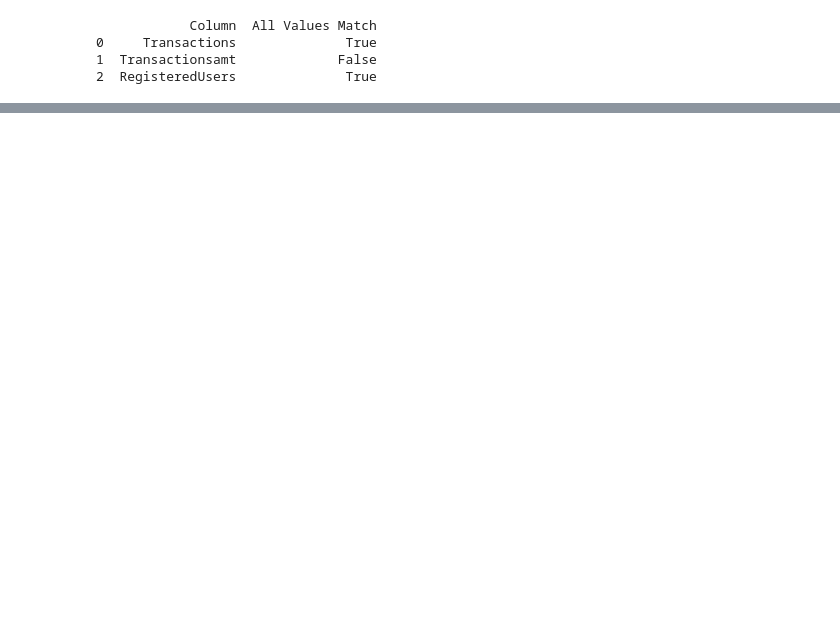
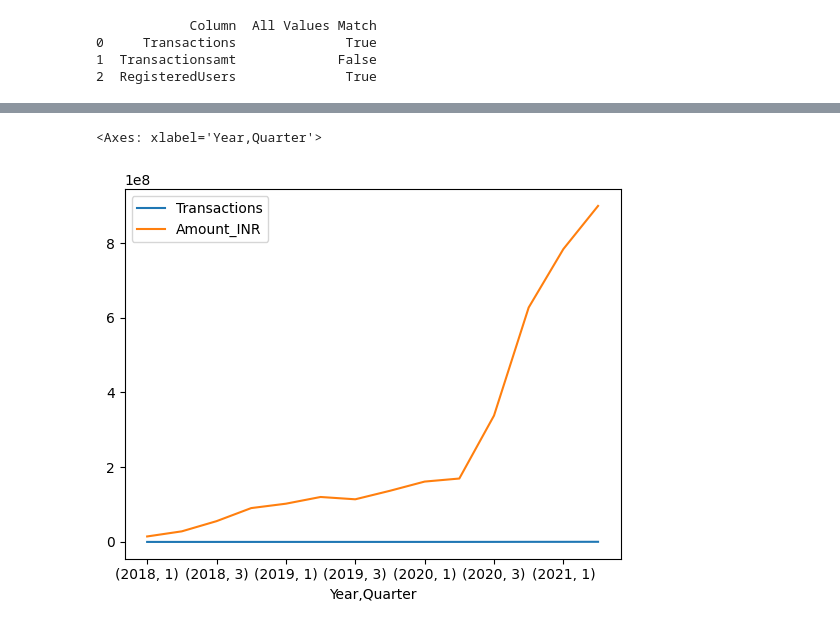
Before and after one commit to Aakash-data/PhonePe-Digital-Payments, a Jupyter notebook: Phonepay.ipynb, the cells around one changed output, grey strips where cells are left out. Cells and saved outputs as stored; diff of their text form; code cells hidden in the pictures; blank space fills up the shorter version.

```diff
--- a/Phonepay.ipynb
+++ b/Phonepay.ipynb
@@ -789,0 +946,2 @@ print(result_df)
+# %%
+x=State_TxnSplit.loc[State_TxnSplit['State']=='Andaman & Nicobar Islands'].groupby(['Year','Quarter']).agg(Transactions=('Transactions','sum'), Amount_INR=('Amount (INR)','sum'))
@@ -789,0 +965,5 @@ print(result_df)
+# %%
+x.plot()
+# %% [output]
+<Axes: xlabel='Year,Quarter'>
+[figure, added]
```
Also changed, not shown: parts of 51 cells of this notebook.
